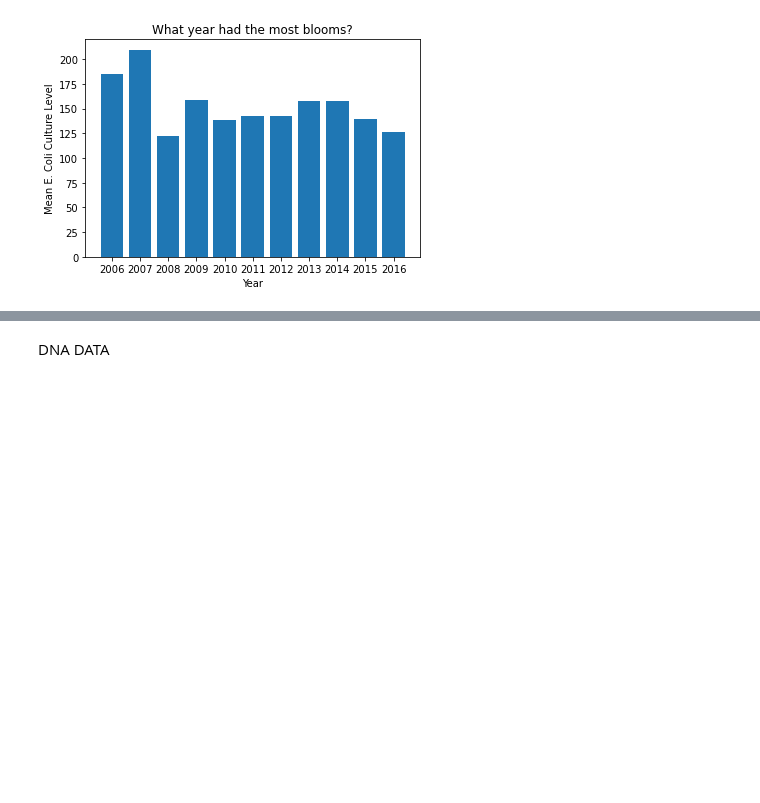
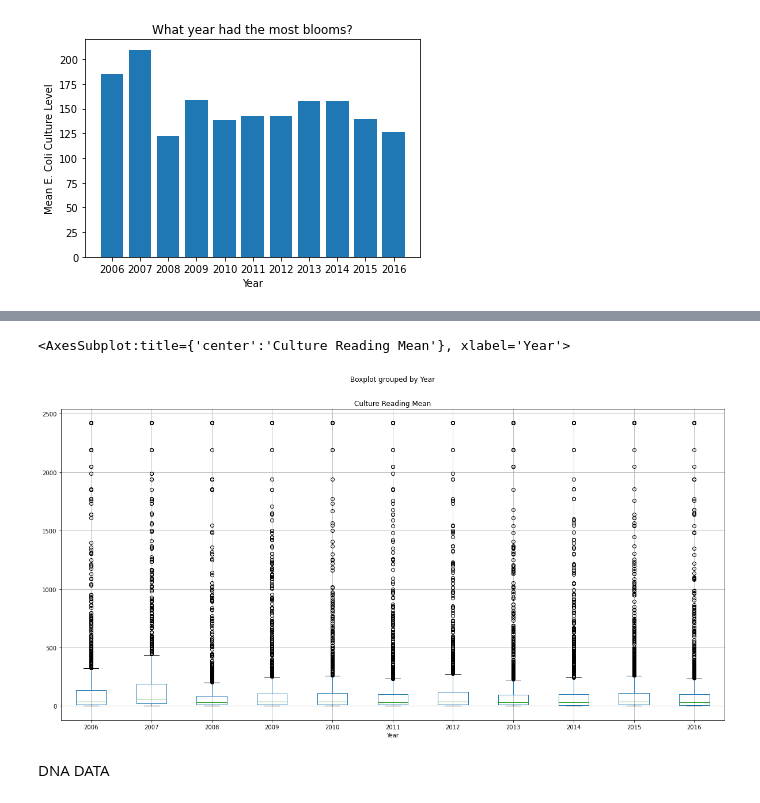
Before and after one commit to ander1908/Bootcamp_Project1, a Jupyter notebook: Emma.ipynb, the cells around one changed output, grey strips where cells are left out. Drawn from its saved outputs; the diff is of its cells as text; code cells hidden in the pictures; blank space fills up the shorter version.

Commit message:
boxplots created

```diff
--- a/Emma.ipynb
+++ b/Emma.ipynb
@@ -92,3 +104,8 @@ plt.show()
+# %%
+culturedata.boxplot('Culture Reading Mean', by ='Year', figsize=(20,10))
+# %% [output]
+<AxesSubplot:title={'center':'Culture Reading Mean'}, xlabel='Year'>
+[figure, added]
 # %% [markdown]
 DNA DATA
 # %%
```
Also changed, not shown: parts of 3 cells of this notebook.
